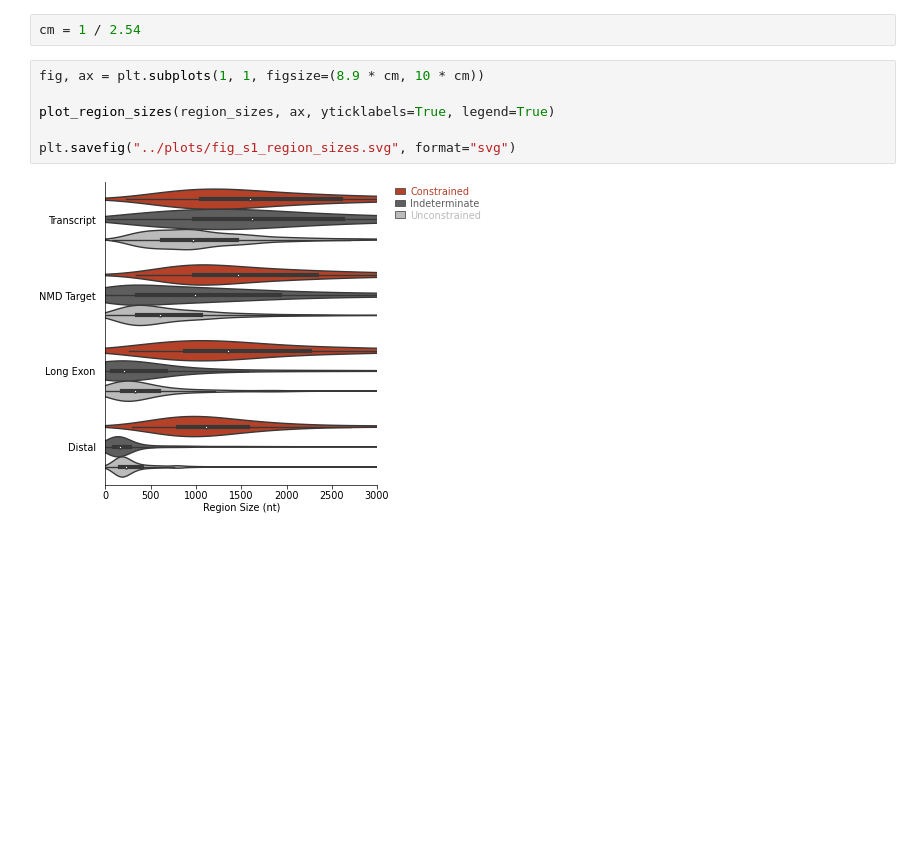
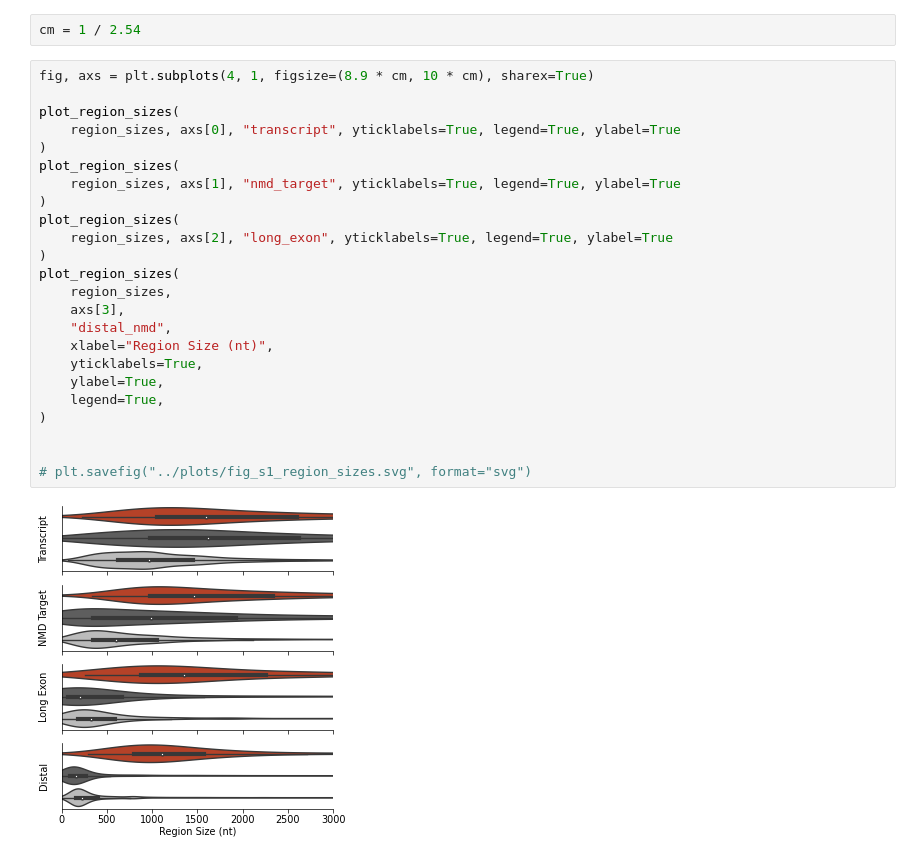
Before and after one commit to alexblakes/regional_nonsense_constraint, a Jupyter notebook: scripts_plots/fig_s1_region_sizes.ipynb, the cells around one changed output. Saved outputs shown, nothing was run; the diff lists cells and outputs as text; blank space fills up the shorter version.

Commit message:
Axes level sns plots

```diff
--- a/scripts_plots/fig_s1_region_sizes.ipynb
+++ b/scripts_plots/fig_s1_region_sizes.ipynb
@@ -80,10 +72,28 @@ def plot_region_sizes(df, ax, region="transcript", legend=False, xlabel=False, y
 # %%
 cm = 1 / 2.54
 # %%
-fig, ax = plt.subplots(1, 1, figsize=(8.9 * cm, 10 * cm))
+fig, axs = plt.subplots(4, 1, figsize=(8.9 * cm, 10 * cm), sharex=True)
 
-plot_region_sizes(region_sizes, ax, yticklabels=True, legend=True)
+plot_region_sizes(
+    region_sizes, axs[0], "transcript", yticklabels=True, legend=True, ylabel=True
+)
+plot_region_sizes(
+    region_sizes, axs[1], "nmd_target", yticklabels=True, legend=True, ylabel=True
+)
+plot_region_sizes(
+    region_sizes, axs[2], "long_exon", yticklabels=True, legend=True, ylabel=True
+)
+plot_region_sizes(
+    region_sizes,
+    axs[3],
+    "distal_nmd",
+    xlabel="Region Size (nt)",
+    yticklabels=True,
+    ylabel=True,
+    legend=True,
+)
 
-plt.savefig("../plots/fig_s1_region_sizes.svg", format="svg")
+
+# plt.savefig("../plots/fig_s1_region_sizes.svg", format="svg")
 # %% [output]
-[figure, old version]
+[figure, new version]
```
Also changed, not shown: parts of 1 cell of this notebook.
